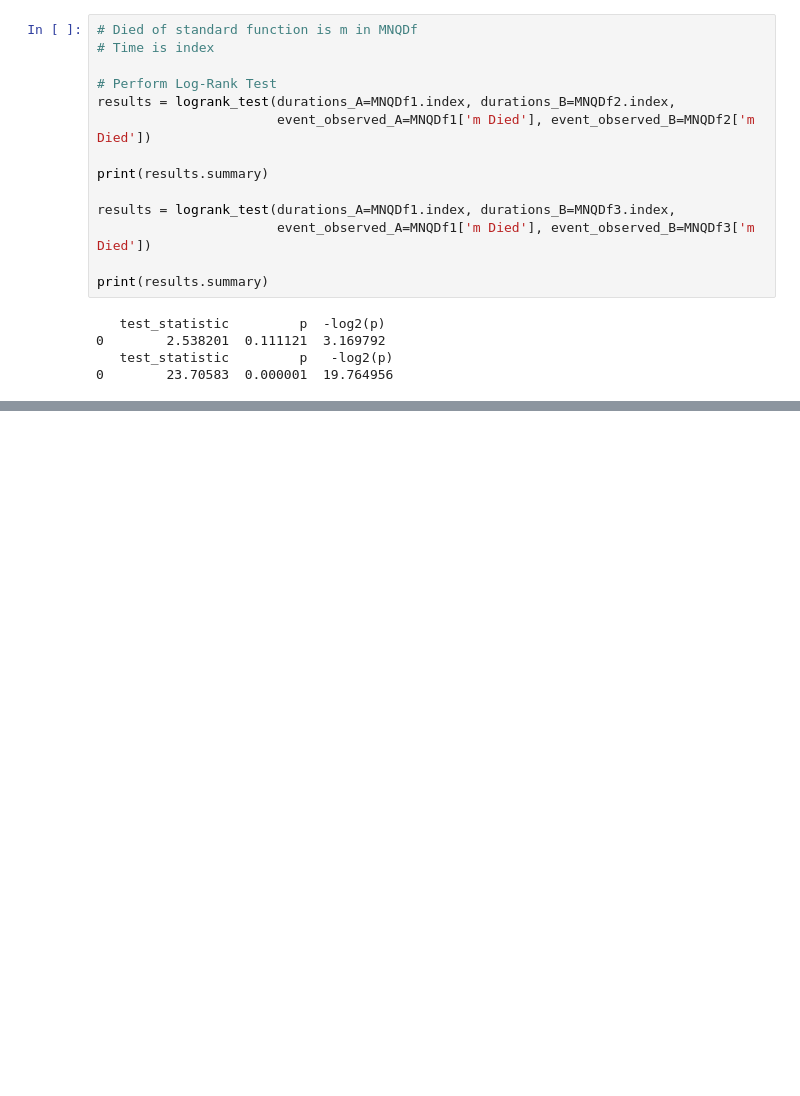
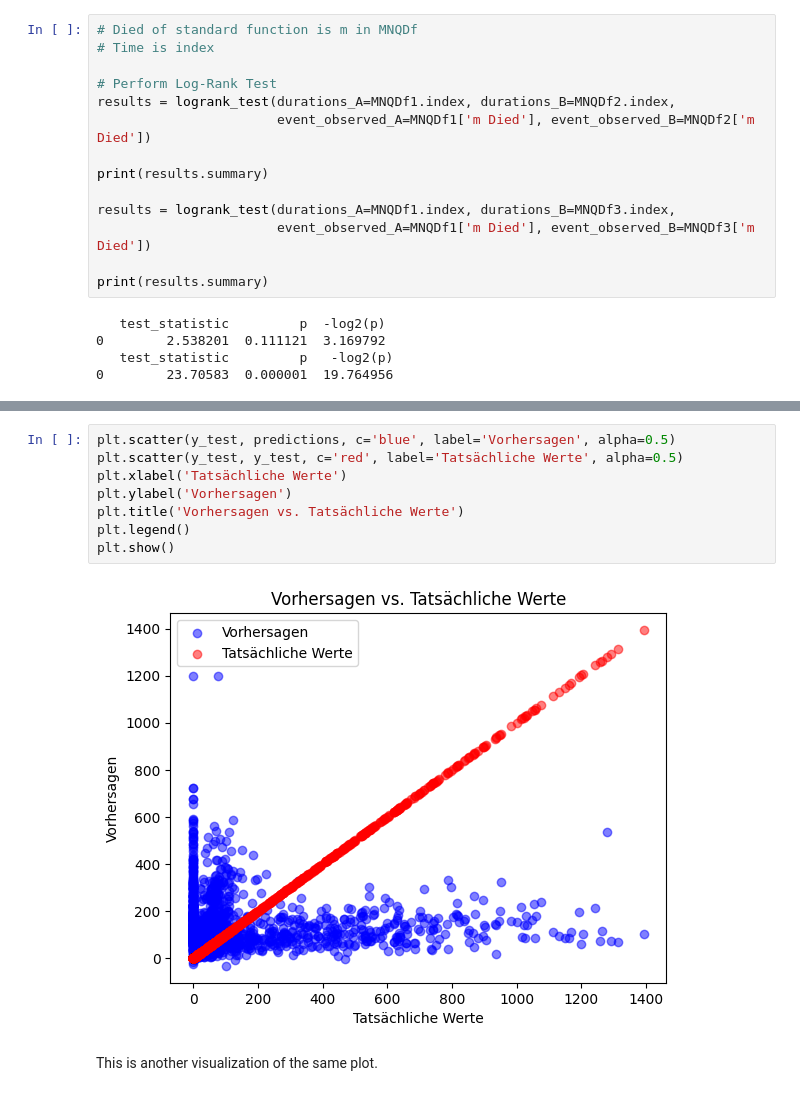
Before and after one commit to denizterzioglu/sabbo, a Jupyter notebook: ANotebook.ipynb, the cells around one changed output, grey strips where cells are left out. Saved outputs shown, nothing was run; the diff lists cells and outputs as text; blank space fills up the shorter version.

```diff
--- a/ANotebook.ipynb
+++ b/ANotebook.ipynb
@@ -1284,0 +1382,12 @@ print(results.summary)
+# %%
+plt.scatter(y_test, predictions, c='blue', label='Vorhersagen', alpha=0.5)
+plt.scatter(y_test, y_test, c='red', label='Tatsächliche Werte', alpha=0.5)
+plt.xlabel('Tatsächliche Werte')
+plt.ylabel('Vorhersagen')
+plt.title('Vorhersagen vs. Tatsächliche Werte')
+plt.legend()
+plt.show()
+# %% [output]
+[figure, added]
+# %% [markdown]
+This is another visualization of the same plot.
```
Also changed, not shown: parts of 30 cells of this notebook.
